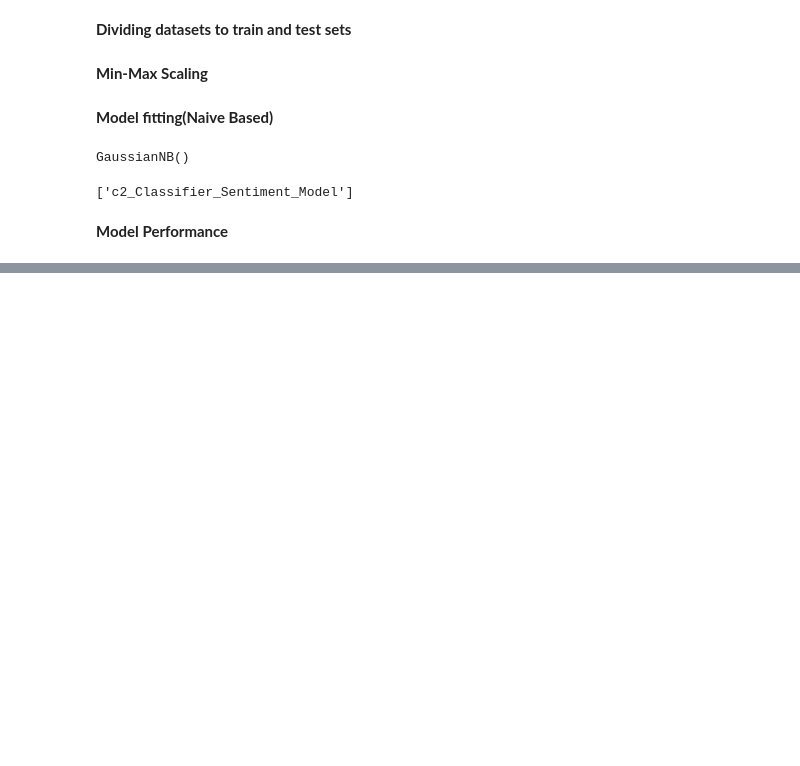
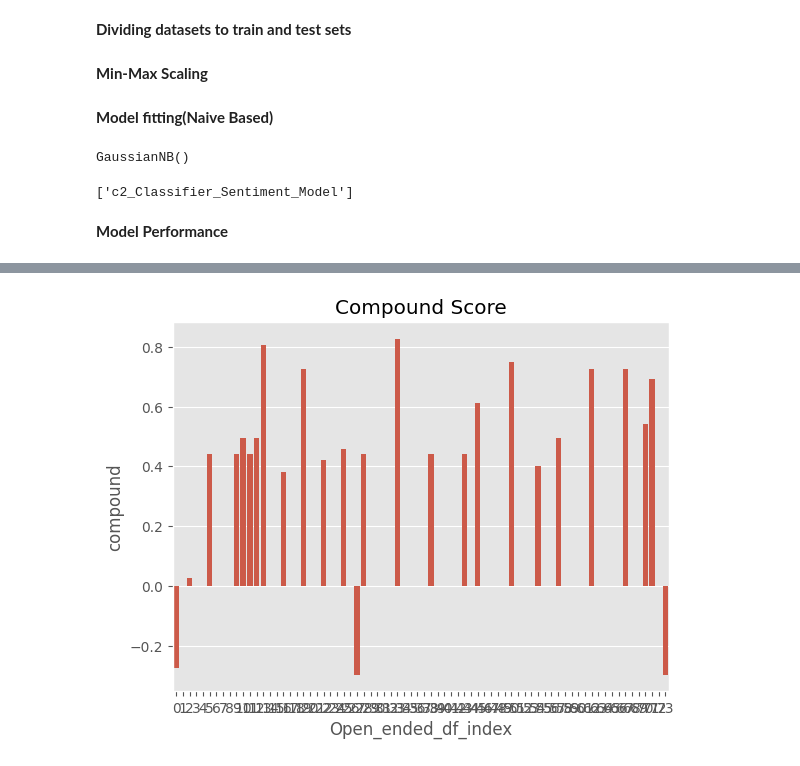
Before and after one commit to NeonLabs146/General_stuffs, a Jupyter notebook: Excellence_survey_MBM.ipynb, the cells around one changed output, grey strips where cells are left out. Saved outputs shown, nothing was run; the diff lists cells and outputs as text; code cells hidden in the pictures; blank space fills up the shorter version.

```diff
--- a/Excellence_survey_MBM.ipynb
+++ b/Excellence_survey_MBM.ipynb
@@ -603,0 +671,7 @@ Testing Accuracy : 0.3333333333333333
+# %%
+from nltk.sentiment import SentimentIntensityAnalyzer
+from tqdm.notebook import tqdm
+sia = SentimentIntensityAnalyzer()
+# %%
+for item in tqdm(Open_ended_df['Strength'].values[:10]):
+  print(item)
@@ -603,0 +693,7 @@ Testing Accuracy : 0.3333333333333333
+# %%
+#The polarity score on the entire dataset
+res={}
+for i, item in tqdm(Open_ended_df.iterrows(), total=len(Open_ended_df)):
+  text = item['Strength']
+  #myid = item['id']
+  res[i] = sia.polarity_scores(text)
@@ -603,0 +715,7 @@ Testing Accuracy : 0.3333333333333333
+# %%
+# Convert res to DataFrame
+vaders = pd.DataFrame(res).T
+vaders = vaders.reset_index().rename(columns={'index':'Open_ended_df_index'})
+#the merge function will now merge using the 'Open_ended_df_index'
+vaders = vaders.merge(Open_ended_df, how='left', left_on='Open_ended_df_index', right_index=True)
+vaders.tail()
@@ -603,0 +729,7 @@ Testing Accuracy : 0.3333333333333333
+# %%
+#plot VADERs result
+ax = sns.barplot(data=vaders, x='Open_ended_df_index', y='compound')
+ax.set_title('Compound Score')
+plt.show()
+# %% [output]
+[figure, added]
```
Also changed, not shown: parts of 24 cells of this notebook.
